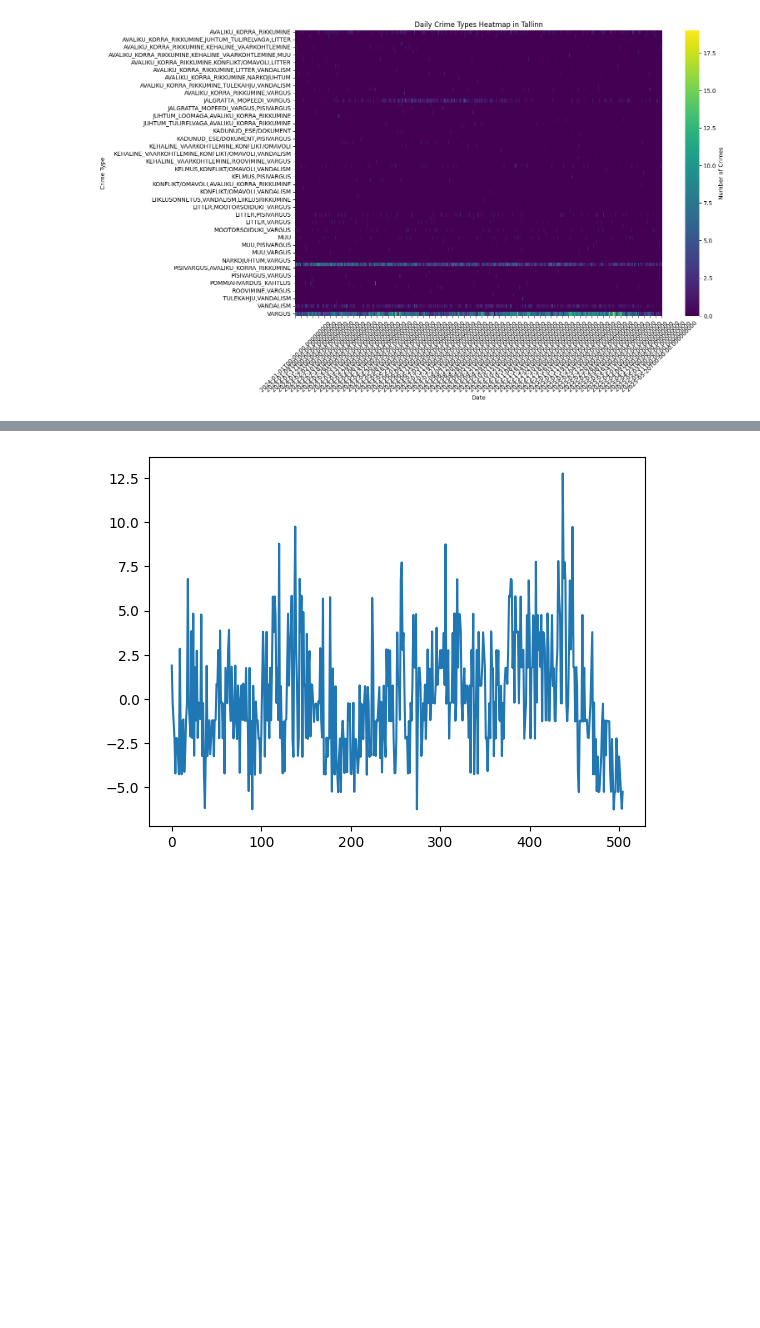
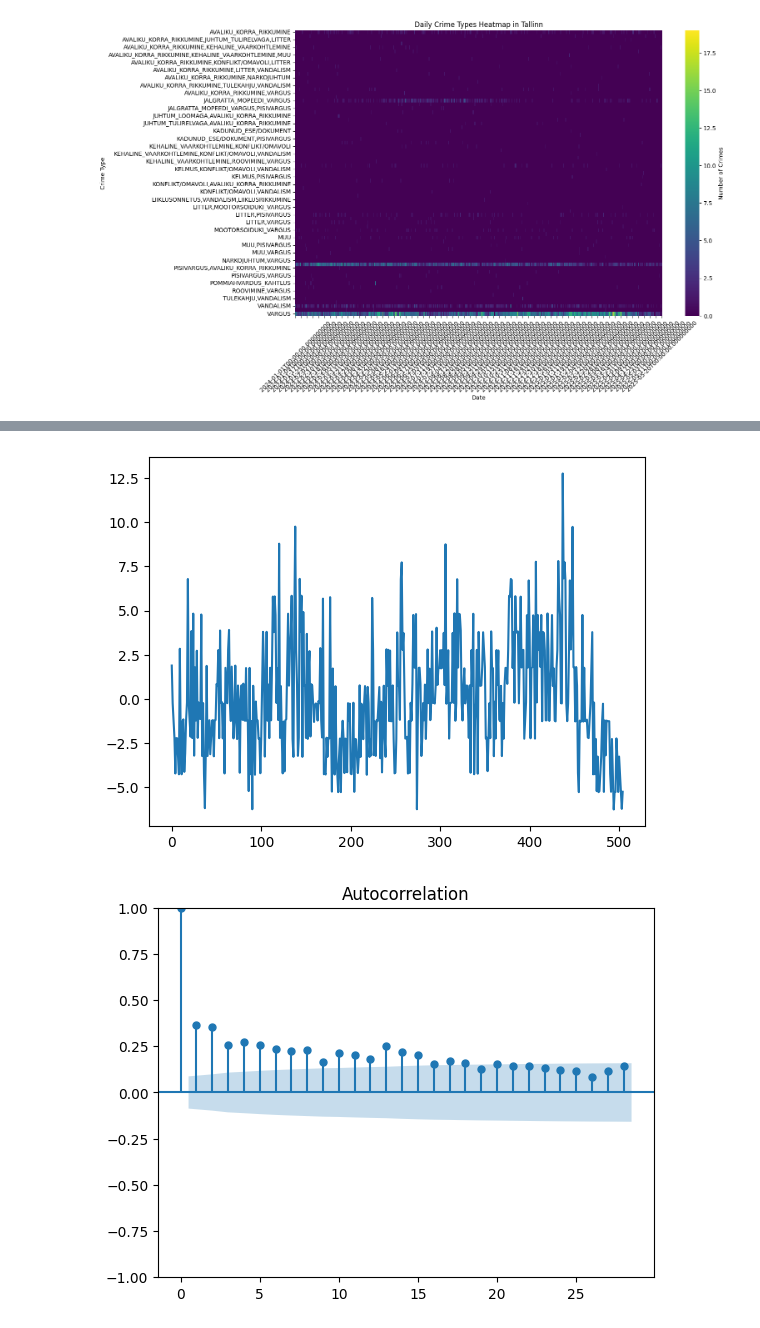
Before and after one commit to mariakesa/CrimeStats, a Jupyter notebook: statistical_analyses/pca_analysis.ipynb, the cells around one changed output, grey strips where cells are left out. Cells and saved outputs as stored; diff of their text form; code cells hidden in the pictures; blank space fills up the shorter version.

Commit message:
pacf and acf plots

```diff
--- a/statistical_analyses/pca_analysis.ipynb
+++ b/statistical_analyses/pca_analysis.ipynb
@@ -87,6 +89,8 @@ def print_pcs_info(pca, component):
     plt.plot(X_pca[:,component])
 
     print(explained_variance_pc, pc_sorted.head(10))
+    plot_acf(X_pca[:,component])
+    plot_pacf(X_pca[:,component])
 
 print_pcs_info(pca, 0)
 # %% [output]
@@ -94,12 +98,13 @@ print_pcs_info(pca, 0)
 VARGUS                               0.999017
 VANDALISM                            0.035627
 JALGRATTA_MOPEEDI_VARGUS            -0.019720
 LITTER,PISIVARGUS                   -0.008407
 AVALIKU_KORRA_RIKKUMINE              0.006971
 PISIVARGUS                           0.006029
 MUU                                 -0.004849
 LITTER,VARGUS                        0.004491
 MOOTORSOIDUKI_VARGUS                -0.004026
 AVALIKU_KORRA_RIKKUMINE,VANDALISM    0.003626
 dtype: float64
 [figure]
+[figure, added]
```
Also changed, not shown: parts of 7 cells of this notebook, 1 other file.
